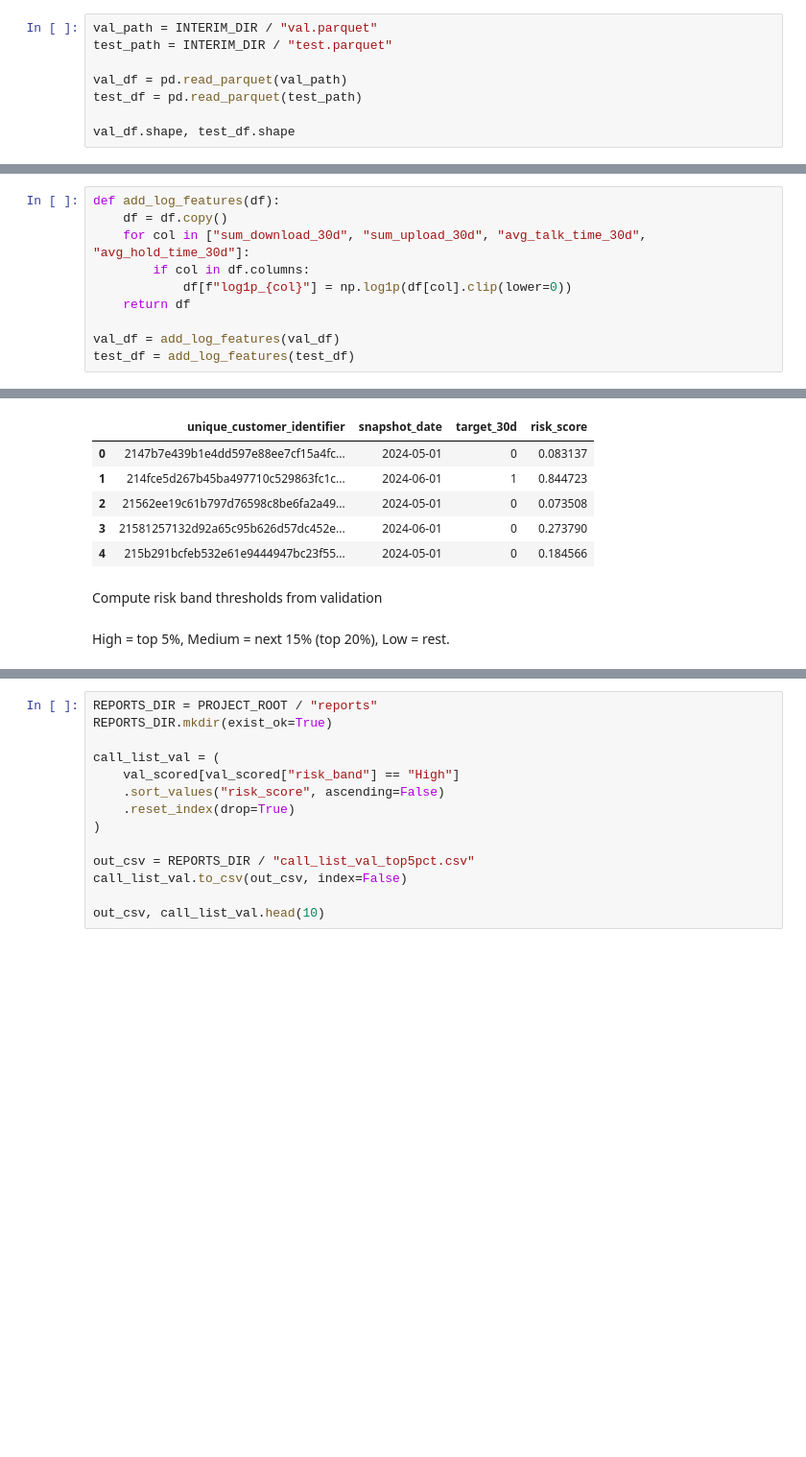
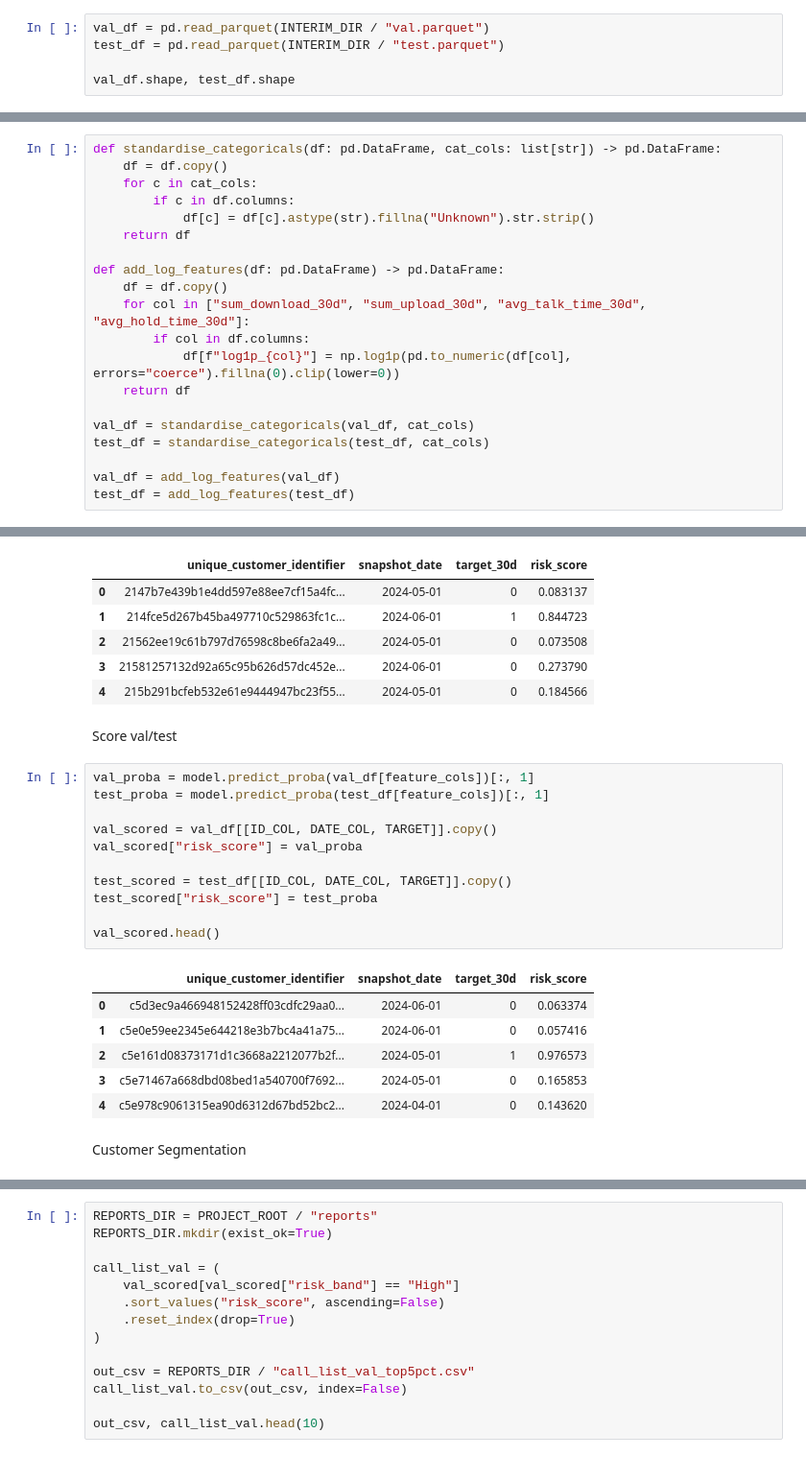
Before and after one commit to mayowaolokun/uk-telecom-cease-prediction, a Jupyter notebook: notebooks/02_business_solution.ipynb, the cells around one changed output, grey strips where cells are left out. Shown at 96% size. Cells and saved outputs as stored; diff of their text form; blank space fills up the shorter version.

```diff
--- a/notebooks/02_business_solution.ipynb
+++ b/notebooks/02_business_solution.ipynb
@@ -33,11 +35,8 @@ meta.keys(), meta.get("model_name"), len(meta.get("features", []))
 # %% [markdown]
 Loading Validation and test sets
 # %%
-val_path = INTERIM_DIR / "val.parquet"
-test_path = INTERIM_DIR / "test.parquet"
-
-val_df = pd.read_parquet(val_path)
-test_df = pd.read_parquet(test_path)
+val_df = pd.read_parquet(INTERIM_DIR / "val.parquet")
+test_df = pd.read_parquet(INTERIM_DIR / "test.parquet")
 
 val_df.shape, test_df.shape
 # %% [output]
@@ -76,10 +73,20 @@ Add log features so features match metadata
 # %%
-def add_log_features(df):
+def standardise_categoricals(df: pd.DataFrame, cat_cols: list[str]) -> pd.DataFrame:
+    df = df.copy()
+    for c in cat_cols:
+        if c in df.columns:
+            df[c] = df[c].astype(str).fillna("Unknown").str.strip()
+    return df
+
+def add_log_features(df: pd.DataFrame) -> pd.DataFrame:
     df = df.copy()
     for col in ["sum_download_30d", "sum_upload_30d", "avg_talk_time_30d", "avg_hold_time_30d"]:
         if col in df.columns:
-            df[f"log1p_{col}"] = np.log1p(df[col].clip(lower=0))
+            df[f"log1p_{col}"] = np.log1p(pd.to_numeric(df[col], errors="coerce").fillna(0).clip(lower=0))
     return df
+
+val_df = standardise_categoricals(val_df, cat_cols)
+test_df = standardise_categoricals(test_df, cat_cols)
 
 val_df = add_log_features(val_df)
 test_df = add_log_features(test_df)
@@ -104,7 +111,25 @@ val_scored.head()
 | 3 | 21581257132d92a65c95b626d57dc452e... | 2024-06-01 | 0 | 0.273790 |
 | 4 | 215b291bcfeb532e61e9444947bc23f55... | 2024-05-01 | 0 | 0.184566 |
 # %% [markdown]
-Compute risk band thresholds from validation
+Score val/test
+# %%
+val_proba = model.predict_proba(val_df[feature_cols])[:, 1]
+test_proba = model.predict_proba(test_df[feature_cols])[:, 1]
+
+val_scored = val_df[[ID_COL, DATE_COL, TARGET]].copy()
+val_scored["risk_score"] = val_proba
+
+test_scored = test_df[[ID_COL, DATE_COL, TARGET]].copy()
+test_scored["risk_score"] = test_proba
+
+val_scored.head()
+# %% [output]
+|  | unique_customer_identifier | snapshot_date | target_30d | risk_score |
+| 0 | c5d3ec9a466948152428ff03cdfc29aa0... | 2024-06-01 | 0 | 0.063374 |
+| 1 | c5e0e59ee2345e644218e3b7bc4a41a75... | 2024-06-01 | 0 | 0.057416 |
+| 2 | c5e161d08373171d1c3668a2212077b2f... | 2024-05-01 | 1 | 0.976573 |
+| 3 | c5e71467a668dbd08bed1a540700f7692... | 2024-05-01 | 0 | 0.165853 |
+| 4 | c5e978c9061315ea90d6312d67bd52bc2... | 2024-04-01 | 0 | 0.143620 |
 # %% [markdown]
-High = top 5%, Medium = next 15% (top 20%), Low = rest.
+Customer Segmentation
 # %%
```
Also changed, not shown: parts of 30 cells of this notebook, 4 other files.
